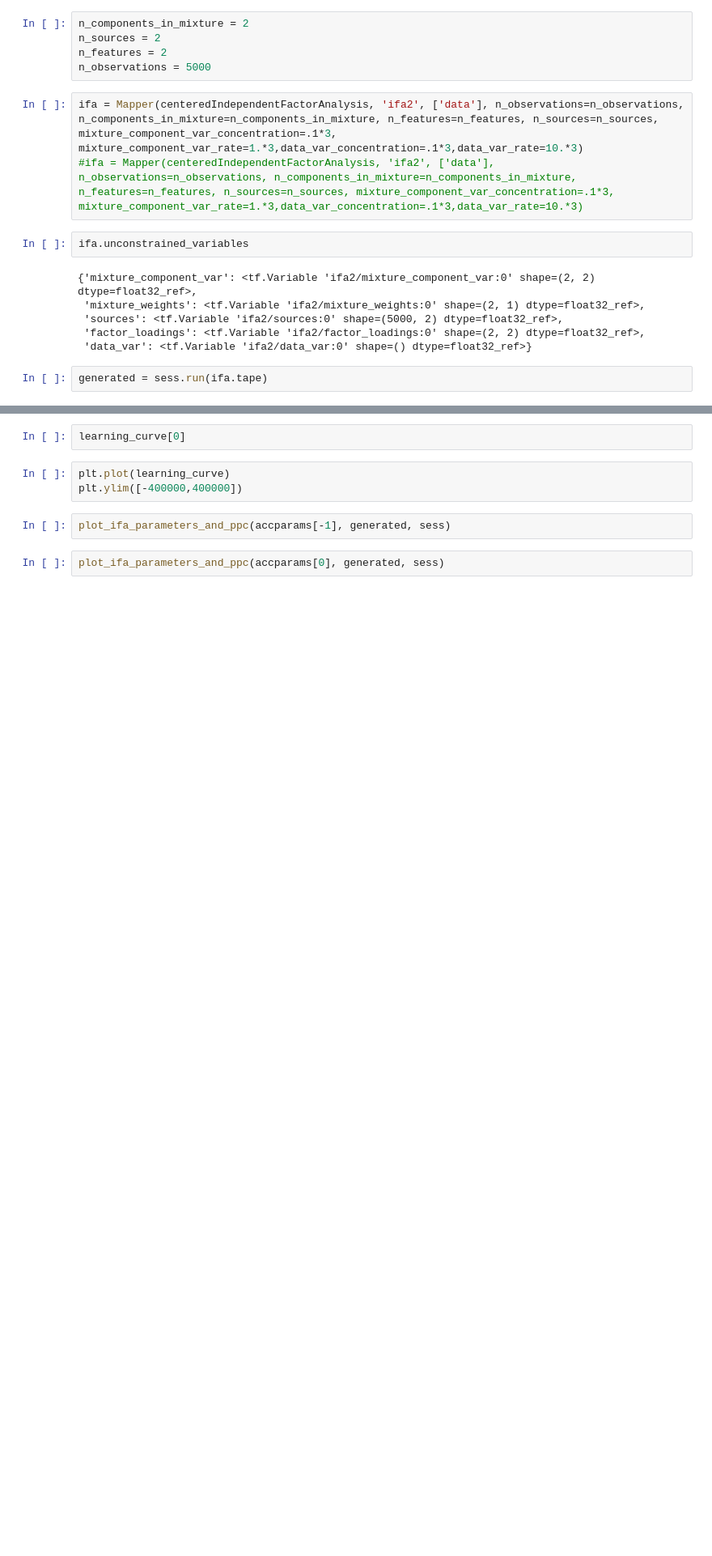
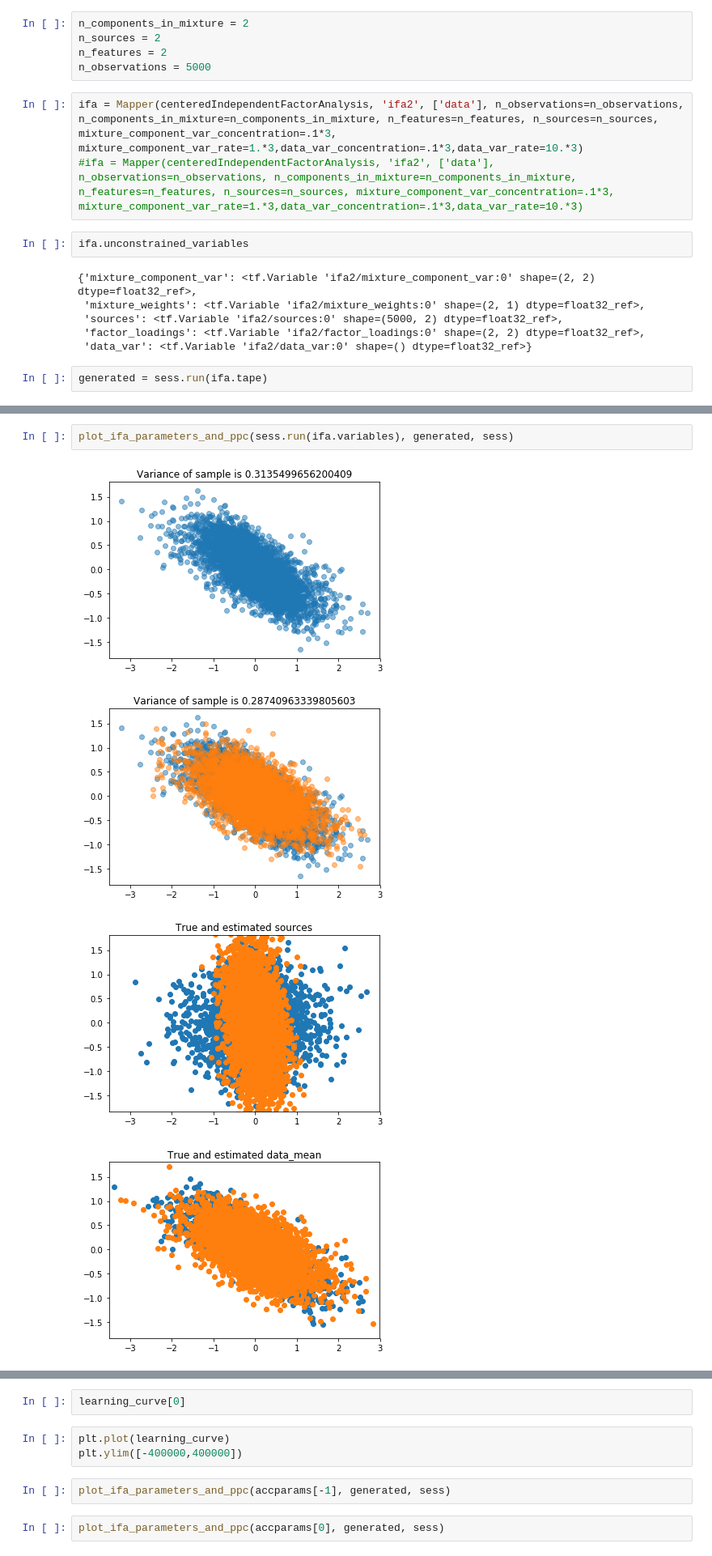
Before and after one commit to deoxyribose/FactOrCluster, a Jupyter notebook: notebooks/cifa_validation.ipynb, the cells around one changed output, grey strips where cells are left out. Shown at 81% size. Saved outputs shown, nothing was run; the diff lists cells and outputs as text; blank space fills up the shorter version.

```diff
--- a/notebooks/cifa_validation.ipynb
+++ b/notebooks/cifa_validation.ipynb
@@ -92,0 +92,7 @@ Caused by op 'beta1_power/read', defined at:
+# %%
+plot_ifa_parameters_and_ppc(sess.run(ifa.variables), generated, sess)
+# %% [output]
+[figure, added]
+[figure, added]
+[figure, added]
+[figure, added]
```
Also changed, not shown: parts of 3 cells of this notebook, 1 other file.
